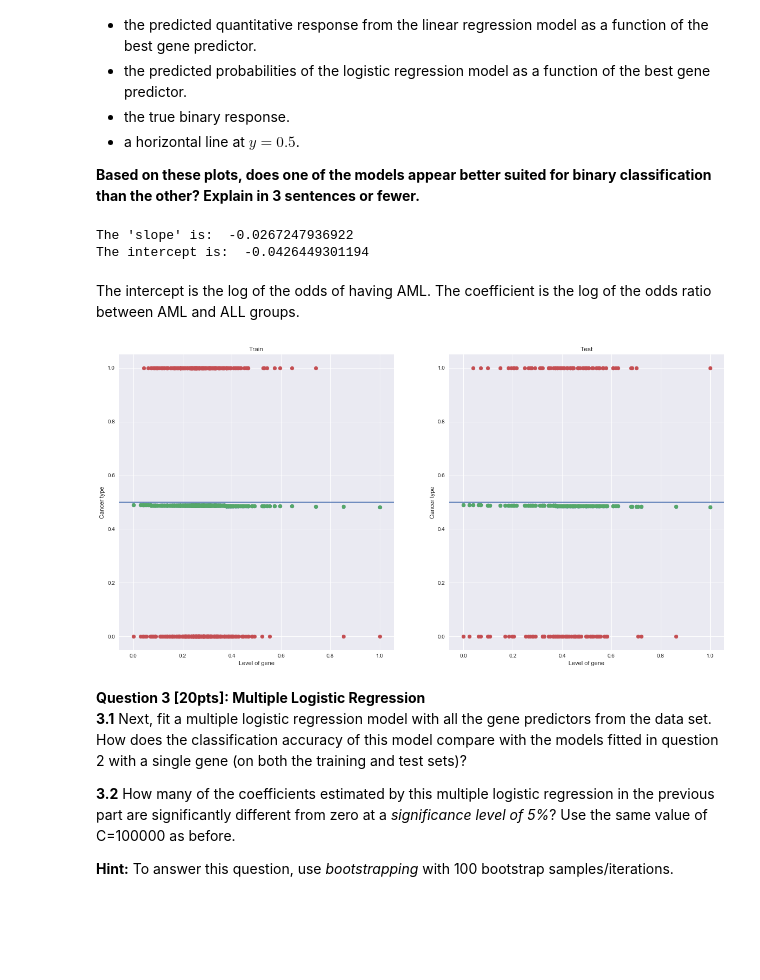
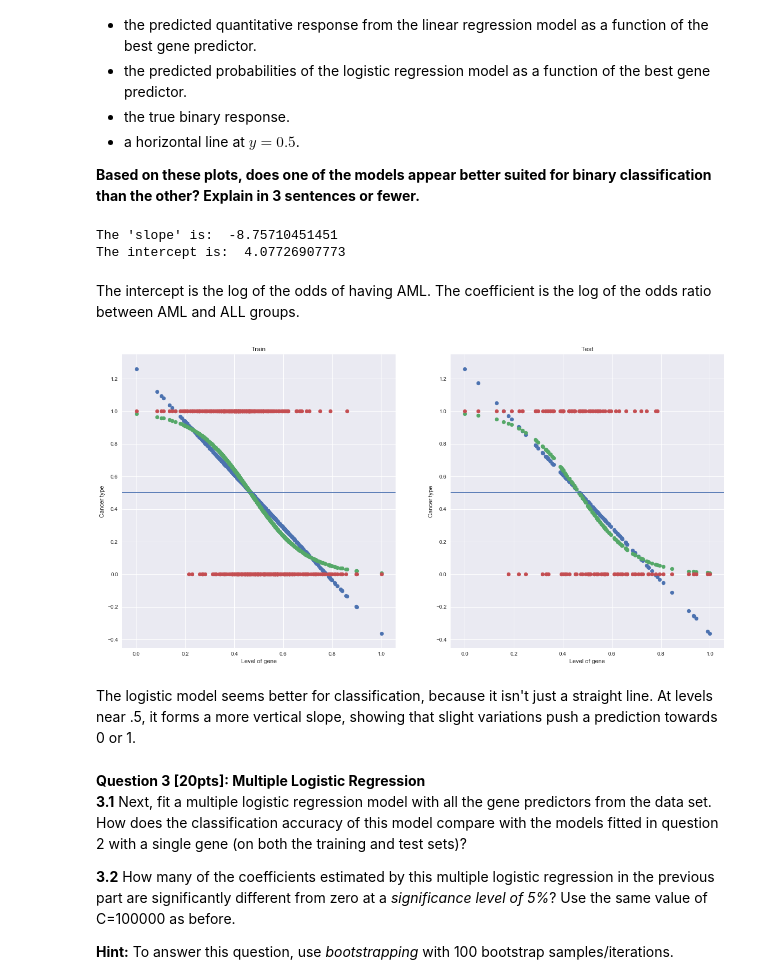
Before and after one commit to katiegrosch/2019-CS109A, a Jupyter notebook: content/homeworks/cs109a_hw4_209/cs109a_HW4.ipynb, the cells around one changed output. Cells and saved outputs as stored; diff of their text form; code cells hidden in the pictures; blank space fills up the shorter version.

```diff
--- a/content/homeworks/cs109a_hw4_209/cs109a_HW4.ipynb
+++ b/content/homeworks/cs109a_hw4_209/cs109a_HW4.ipynb
@@ -138,3 +132,23 @@ top_ten_genes = pd.DataFrame(gene_corrs.nsmallest(10,'p-value'))
+# %%
+def t_test(genes, outcomes):
+    t_stats = []
+    for col in genes:
+        all_outcome = genes[col][outcomes == 0]
+        aml_outcome = genes[col][outcomes == 1]
+        all_mean = all_outcome.mean()
+        aml_mean = aml_outcome.mean()
+
+        all_se = all_outcome.std()**2/(len(all_outcome))
+        aml_se = aml_outcome.std()**2/(len(aml_outcome))
+
+        t_stats.append(abs((all_mean - aml_mean)) / np.sqrt(all_se + aml_se))
+    return t_stats
+
+t_test(X_train_normalized, y_train)
+
+gene_corrs = pd.DataFrame(t_test(X_train, y_train),columns=['T-statistic'])
+gene_corrs['gene'] = X_train_normalized.columns
+top_ten_genes = pd.DataFrame(gene_corrs.nlargest(10,'T-statistic'))
 # %% [markdown]
 These genes have the highest correlation with Cancer_type:
 # %%
@@ -236,7 +257,14 @@ Based on these plots, does one of the models appear better suited for binary cla
 # %%
-best_predictor_train = X_train_normalized[best_predictor].reshape(-1, 1)
-best_predictor_test = X_test_normalized[best_predictor].reshape(-1, 1)
+best_predictor_train = X_train_normalized[best_predictor].values.reshape(-1, 1)
+best_predictor_test = X_test_normalized[best_predictor].values.reshape(-1, 1)
 
 lin_reg = LinearRegression().fit(best_predictor_train, y_train)
 lin_reg_predictions_train = lin_reg.predict(best_predictor_train)
 lin_reg_predictions_test = lin_reg.predict(best_predictor_test)
+
+
+plt.scatter(best_predictor_train, lin_reg_predictions_train)
+plt.scatter(best_predictor_train, y_train)
+plt.xlabel("Level of gene")
+plt.ylabel("Cancer type")
+plt.title("Linear regression")
@@ -275,26 +313,27 @@ The $R^2$ score of the logistic regression model is .509, which isn't really any
 print("The 'slope' is: ", log_reg.coef_[0][0])
 print("The intercept is: ", log_reg.intercept_[0])
 # %% [output]
-The 'slope' is:  -0.0267247936922
-The intercept is:  -0.0426449301194
+The 'slope' is:  -8.75710451451
+The intercept is:  4.07726907773
 # %% [markdown]
 The intercept is the log of the odds of having AML. The coefficient is the log of the odds ratio between AML and ALL groups.
 # %%
 fig, ax = plt.subplots(1,2, figsize=(20,10))
 
 X = [best_predictor_train, best_predictor_test]
+log_X = [best_predictor_train[np.argsort(log_reg_predictions_train[:,1])], best_predictor_test[np.argsort(log_reg_predictions_test[:,1])]]
 Y_lin_pred = [lin_reg_predictions_train, lin_reg_predictions_test]
-Y_log_pred = [log_reg_predictions_train[:,1], log_reg_predictions_test[:,1]]
+Y_log_pred = [np.sort(log_reg_predictions_train[:,1]), np.sort(log_reg_predictions_test[:,1])]
 Y = [y_train, y_test]
 title = ["Train", "Test"]
 
 for i in (0,1):
     ax[i].scatter(X[i], Y_lin_pred[i])
-    ax[i].scatter(X[i], Y_log_pred[i])
+    ax[i].scatter(log_X[i], Y_log_pred[i])
     ax[i].scatter(X[i], Y[i])
     ax[i].axhline(.5)
     ax[i].set_xlabel("Level of gene")
     ax[i].set_ylabel("Cancer type")
     ax[i].title.set_text(title[i])
 # %% [output]
-[figure, old version]
+[figure, new version]
@@ -303,3 +340,5 @@ for i in (0,1):
+# %% [markdown]
+The logistic model seems better for classification, because it isn't just a straight line. At levels near .5, it forms a more vertical slope, showing that slight variations push a prediction towards 0 or 1.
 # %% [markdown]
 <div class='exercise'> <b> Question 3 [20pts]: Multiple Logistic Regression </b> </div>
 
```
Also changed, not shown: parts of 29 cells of this notebook.
